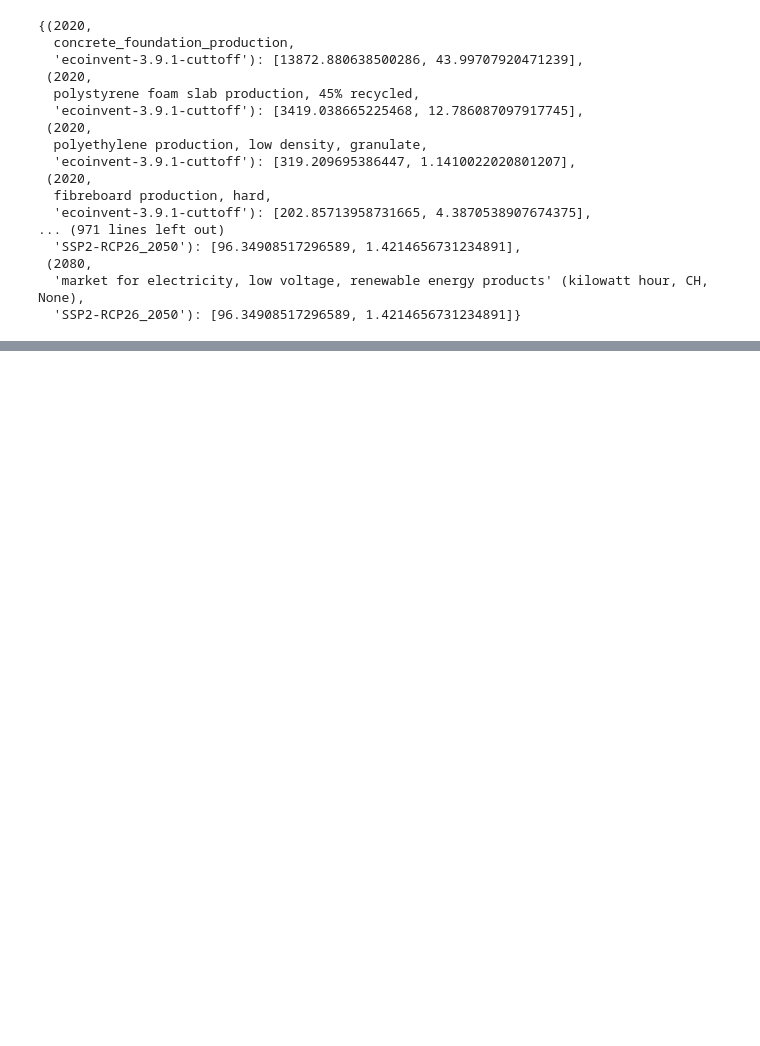
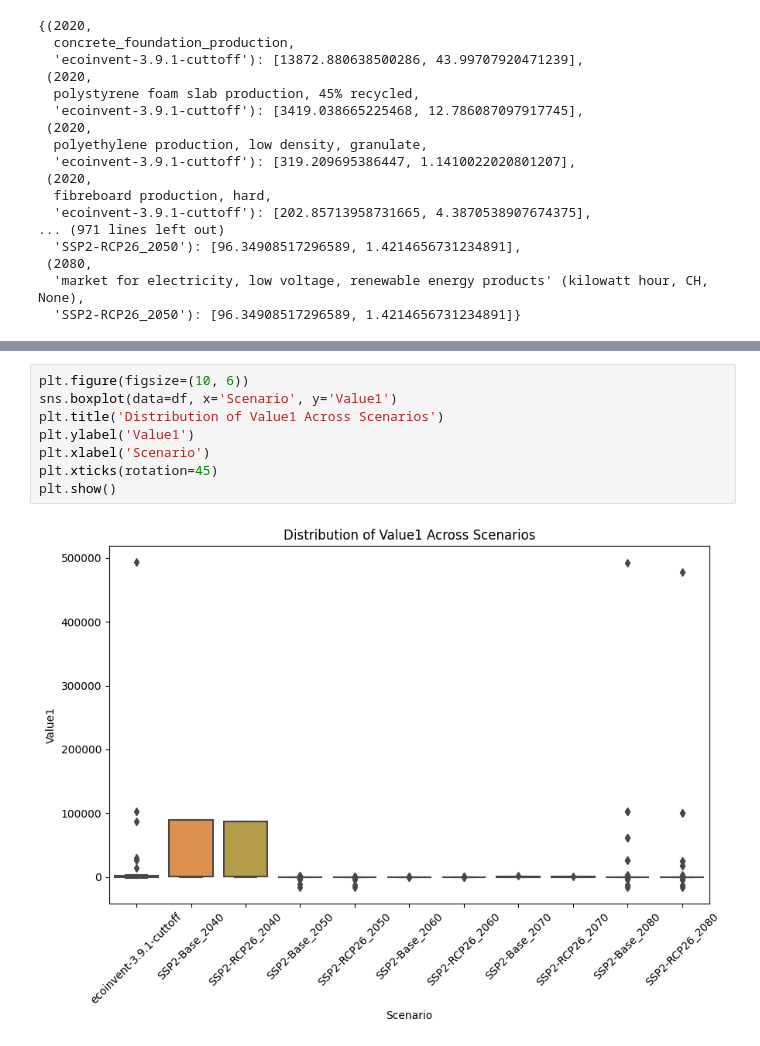
Before and after one commit to Haitham-ghaida/MCC, a Jupyter notebook: test.ipynb, the cells around one changed output, grey strips where cells are left out. Drawn from its saved outputs; the diff is of its cells as text; blank space fills up the shorter version.

```diff
--- a/test.ipynb
+++ b/test.ipynb
@@ -345,0 +397,10 @@ everything.GiveMeName.poop_to_excel(data, 'test.xlsx')
+# %%
+plt.figure(figsize=(10, 6))
+sns.boxplot(data=df, x='Scenario', y='Value1')
+plt.title('Distribution of Value1 Across Scenarios')
+plt.ylabel('Value1')
+plt.xlabel('Scenario')
+plt.xticks(rotation=45)
+plt.show()
+# %% [output]
+[figure, added]
```
Also changed, not shown: parts of 18 cells of this notebook, 11 other files.
